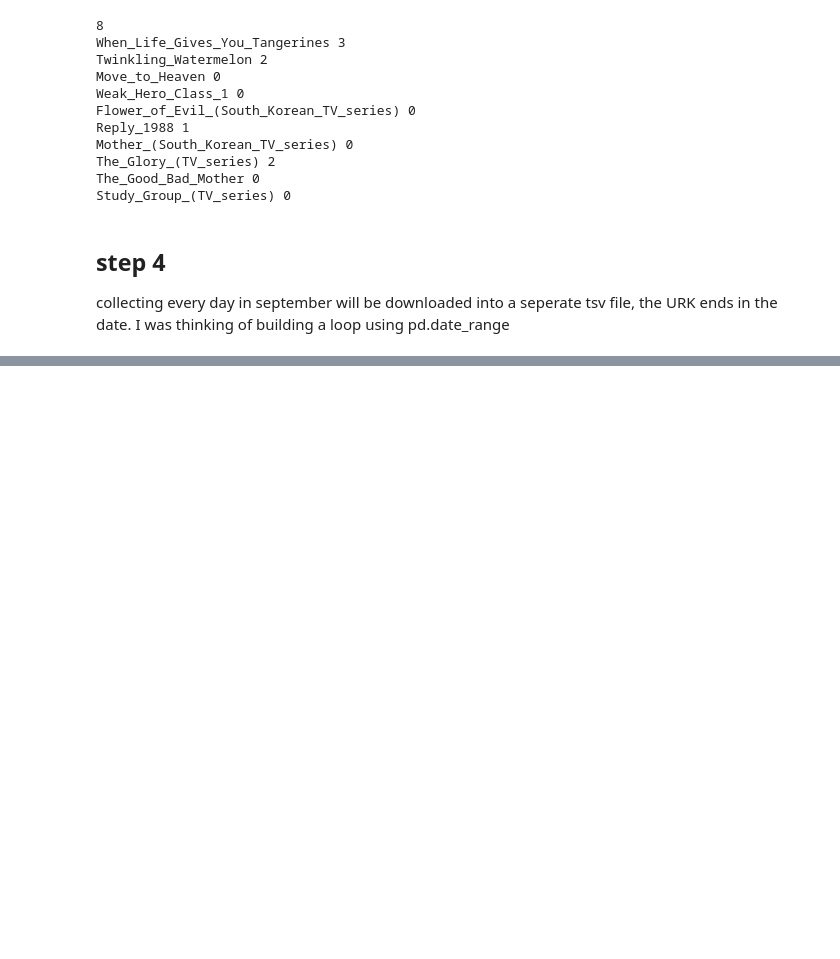
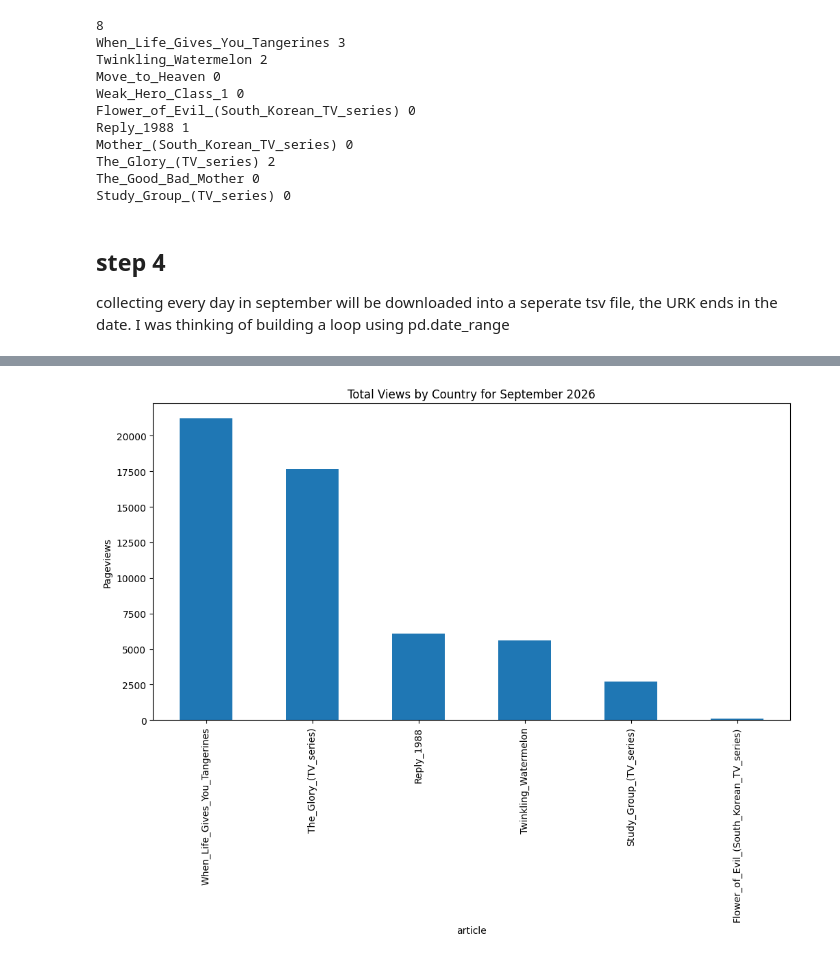
Before and after one commit to Anisa-rodriguez05/week5-wed, a Jupyter notebook: week5-wed-notebook.ipynb, the cells around one changed output, grey strips where cells are left out. Drawn from its saved outputs; the diff is of its cells as text; code cells hidden in the pictures; blank space fills up the shorter version.

```diff
--- a/week5-wed-notebook.ipynb
+++ b/week5-wed-notebook.ipynb
@@ -376,0 +444,7 @@ KeyboardInterrupt:
+# %%
+ShowViews = sept.groupby("article")["pageviews"].sum().sort_values(ascending=False)
+ShowViews.plot(kind="bar", figsize=(12,6), title="Total Views by Country for September 2026")
+plt.ylabel("Pageviews")
+plt.show()
+# %% [output]
+[figure, added]
```
Also changed, not shown: parts of 9 cells of this notebook, 1 other file.
